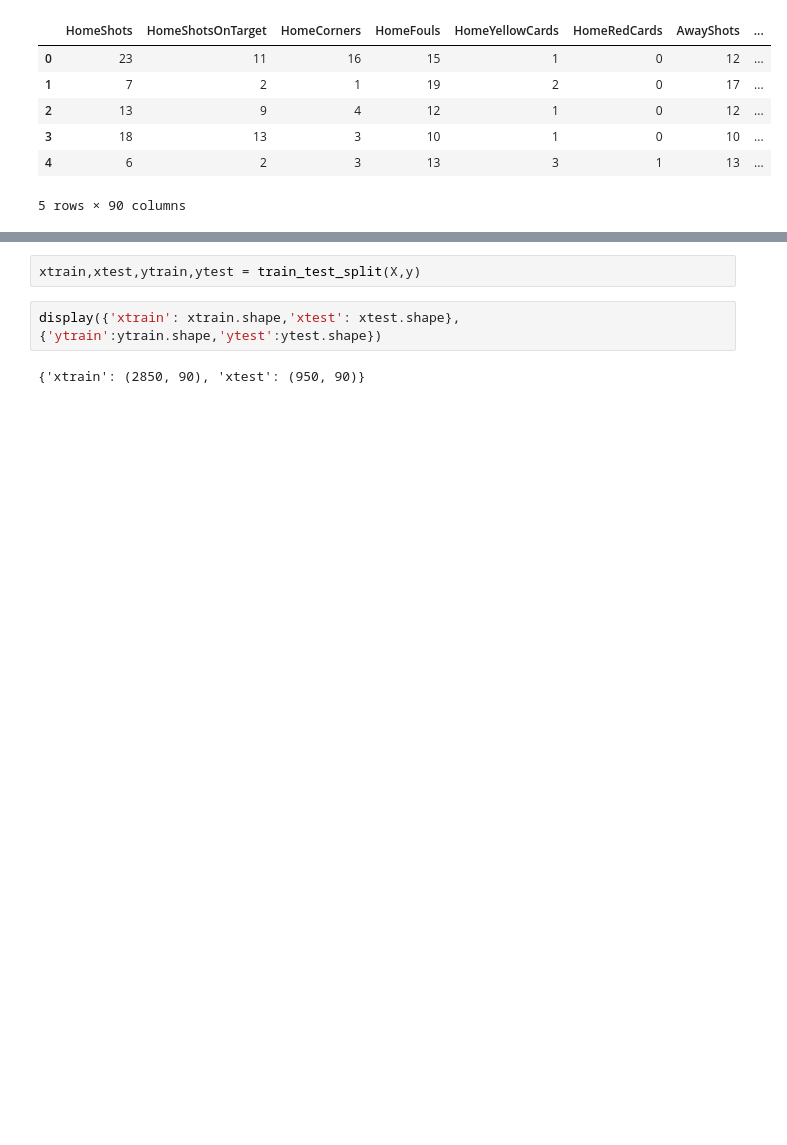
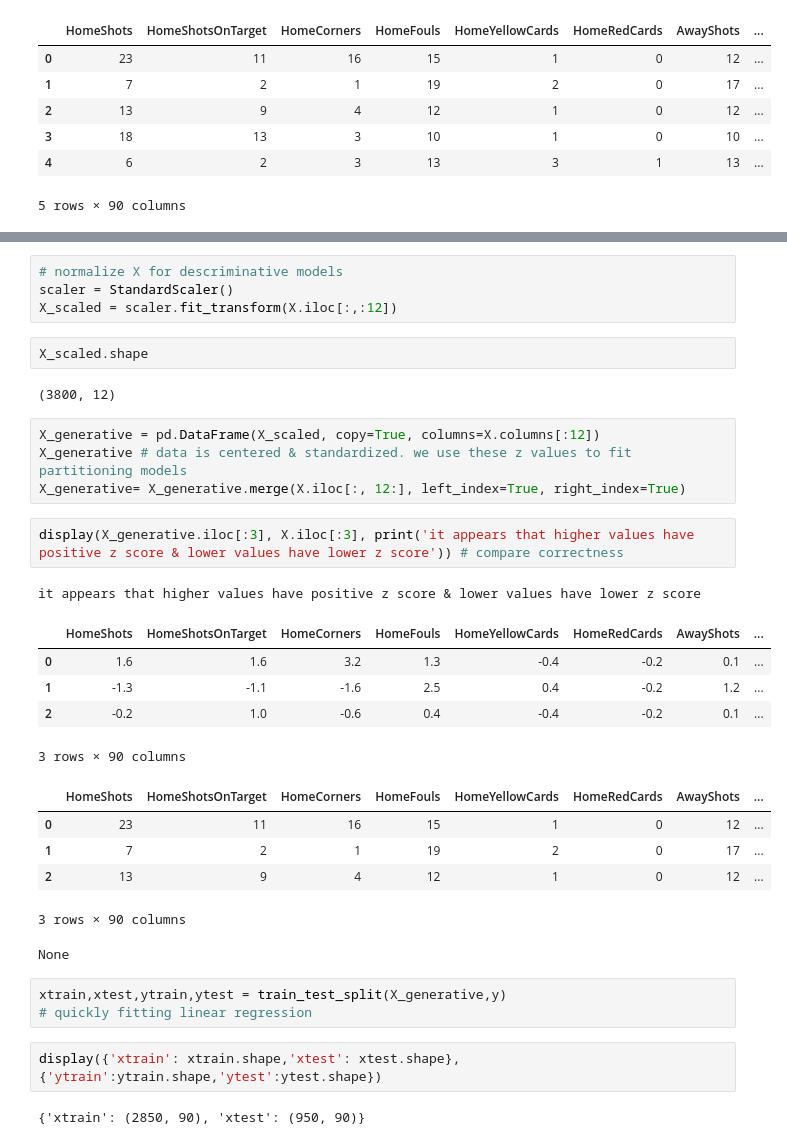
Before and after one commit to runirudh/EPLstats, a Jupyter notebook: epl1.ipynb, the cells around one changed output, grey strips where cells are left out. Drawn from its saved outputs; the diff is of its cells as text; blank space fills up the shorter version.

```diff
--- a/epl1.ipynb
+++ b/epl1.ipynb
@@ -405,5 +413,33 @@ X.head() # x is ready to be fit
+# %%
+# normalize X for descriminative models
+scaler = StandardScaler()
+X_scaled = scaler.fit_transform(X.iloc[:,:12])
+# %%
+X_scaled.shape
+# %% [output]
+(3800, 12)
+# %%
+X_generative = pd.DataFrame(X_scaled, copy=True, columns=X.columns[:12])
+X_generative # data is centered & standardized. we use these z values to fit partitioning models
+X_generative= X_generative.merge(X.iloc[:, 12:], left_index=True, right_index=True)
+# %%
+display(X_generative.iloc[:3], X.iloc[:3], print('it appears that higher values have positive z score & lower values have lower z score')) # compare correctness
+# %% [output]
+it appears that higher values have positive z score & lower values have lower z score
+|  | HomeShots | HomeShotsOnTarget | HomeCorners | HomeFouls | HomeYellowCards | HomeRedCards | AwayShots | ... |
+| 0 | 1.6 | 1.6 | 3.2 | 1.3 | -0.4 | -0.2 | 0.1 | ... |
+| 1 | -1.3 | -1.1 | -1.6 | 2.5 | 0.4 | -0.2 | 1.2 | ... |
+| 2 | -0.2 | 1.0 | -0.6 | 0.4 | -0.4 | -0.2 | 0.1 | ... |
+3 rows × 90 columns
+|  | HomeShots | HomeShotsOnTarget | HomeCorners | HomeFouls | HomeYellowCards | HomeRedCards | AwayShots | ... |
+| 0 | 23 | 11 | 16 | 15 | 1 | 0 | 12 | ... |
+| 1 | 7 | 2 | 1 | 19 | 2 | 0 | 17 | ... |
+| 2 | 13 | 9 | 4 | 12 | 1 | 0 | 12 | ... |
+3 rows × 90 columns
+None
 # %%
-xtrain,xtest,ytrain,ytest = train_test_split(X,y)
+xtrain,xtest,ytrain,ytest = train_test_split(X_generative,y)
+# quickly fitting linear regression
 # %%
 display({'xtrain': xtrain.shape,'xtest': xtest.shape},{'ytrain':ytrain.shape,'ytest':ytest.shape})
 # %% [output]
```
Also changed, not shown: parts of 19 cells of this notebook.
